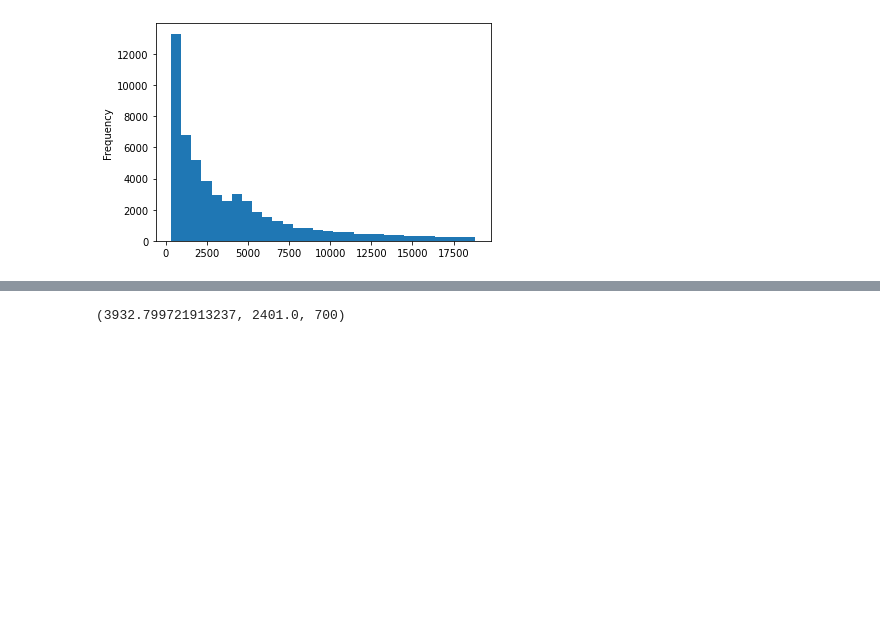
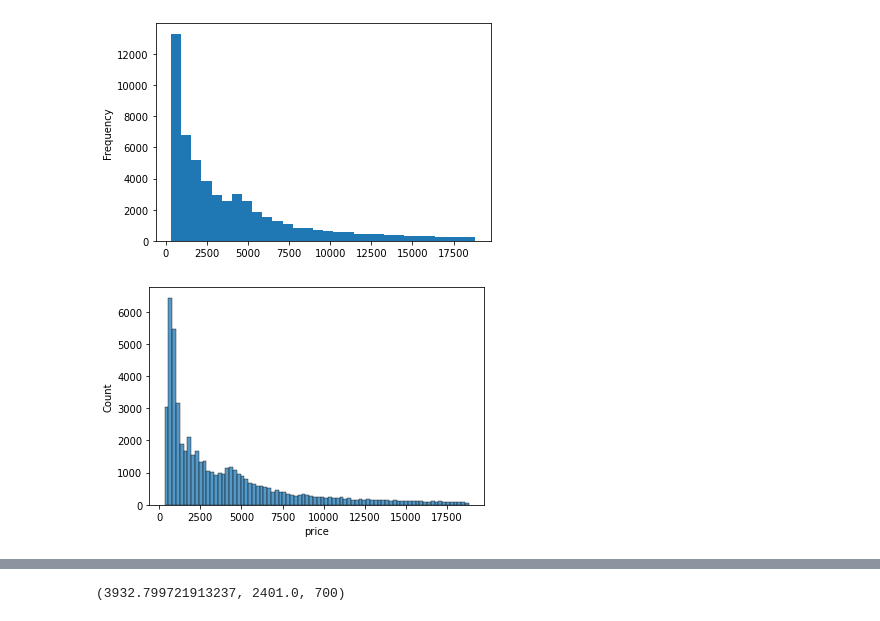
Before and after one commit to ilyaaaaaaaa/-Data_Analysis_HSE-UoL_IR.github.io, a Jupyter notebook: sems/sem071_pandas_intro.ipynb, the cells around one changed output, grey strips where cells are left out. Cells and saved outputs as stored; diff of their text form; code cells hidden in the pictures; blank space fills up the shorter version.

```diff
--- a/sems/sem071_pandas_intro.ipynb
+++ b/sems/sem071_pandas_intro.ipynb
@@ -470,6 +499,11 @@ Name: price, dtype: float64
 df['price'].plot(kind='hist', bins=30);
 # %% [output]
 [figure]
+# %%
+import seaborn as sns
+sns.histplot(data=df, x='price');
+# %% [output]
+[figure, added]
 # %% [markdown]
 ### Average, Median, Fashion
 
```
Also changed, not shown: parts of 22 cells of this notebook.
